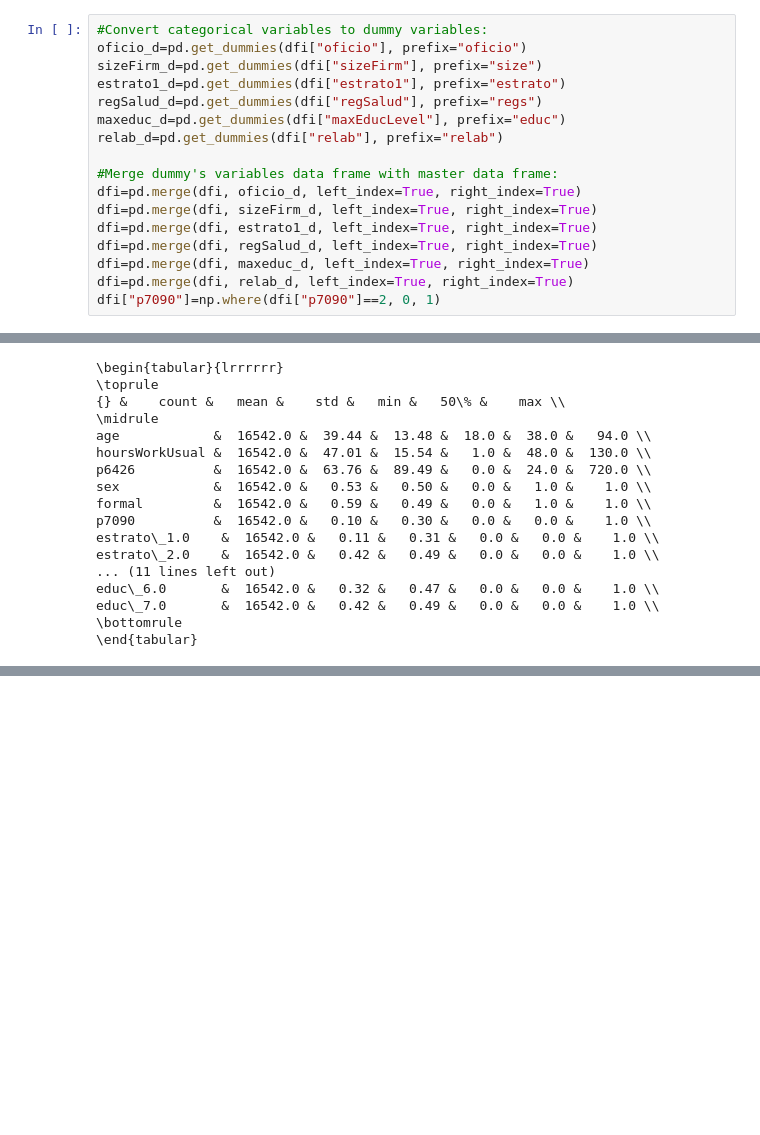
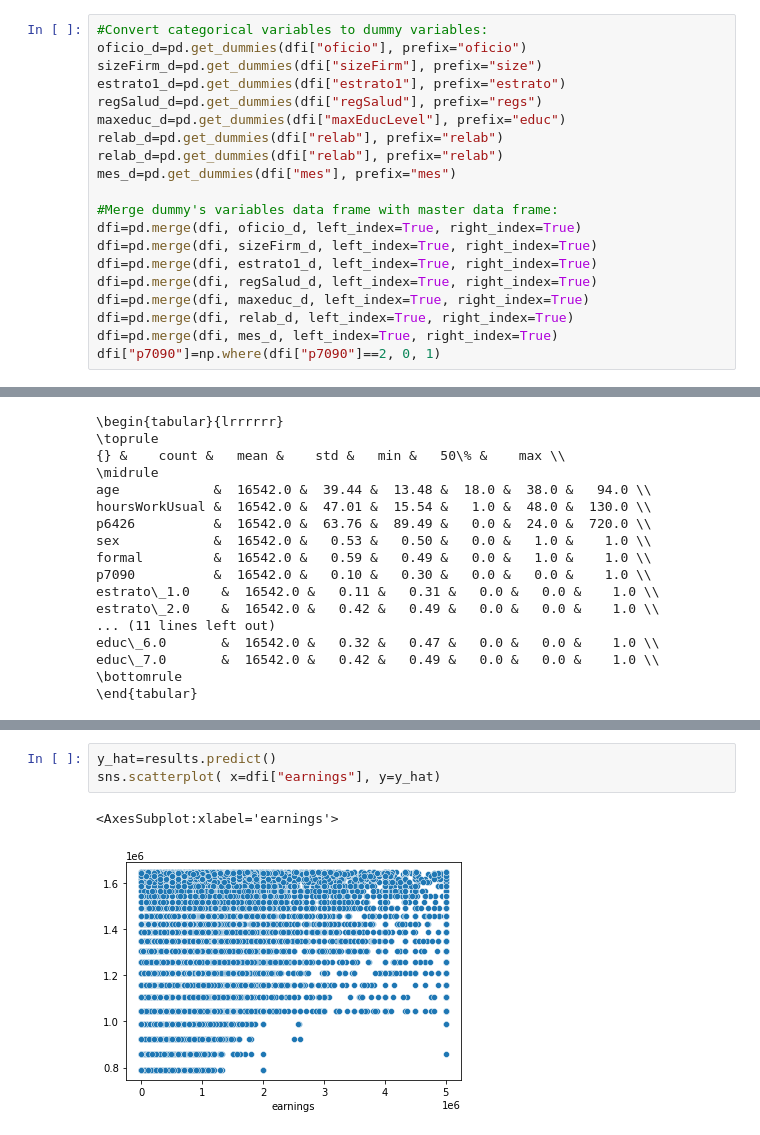
Before and after one commit to sdpinilla18/PS1_BD-ML, a Jupyter notebook: Test_code.ipynb, the cells around one changed output, grey strips where cells are left out. Drawn from its saved outputs; the diff is of its cells as text; blank space fills up the shorter version.

```diff
--- a/Test_code.ipynb
+++ b/Test_code.ipynb
@@ -97,6 +98,8 @@ estrato1_d=pd.get_dummies(dfi["estrato1"], prefix="estrato")
 regSalud_d=pd.get_dummies(dfi["regSalud"], prefix="regs")
 maxeduc_d=pd.get_dummies(dfi["maxEducLevel"], prefix="educ")
 relab_d=pd.get_dummies(dfi["relab"], prefix="relab")
+relab_d=pd.get_dummies(dfi["relab"], prefix="relab")
+mes_d=pd.get_dummies(dfi["mes"], prefix="mes")
 
 #Merge dummy's variables data frame with master data frame:
 dfi=pd.merge(dfi, oficio_d, left_index=True, right_index=True)
@@ -105,6 +108,7 @@ dfi=pd.merge(dfi, estrato1_d, left_index=True, right_index=True)
 dfi=pd.merge(dfi, regSalud_d, left_index=True, right_index=True)
 dfi=pd.merge(dfi, maxeduc_d, left_index=True, right_index=True)
 dfi=pd.merge(dfi, relab_d, left_index=True, right_index=True)
+dfi=pd.merge(dfi, mes_d, left_index=True, right_index=True)
 dfi["p7090"]=np.where(dfi["p7090"]==2, 0, 1)
 # %%
 #Transform categorial atribute variables to numerical variable:
@@ -183 +192,7 @@ dtype: float64
 1176051.278679825
+# %%
+y_hat=results.predict()
+sns.scatterplot( x=dfi["earnings"], y=y_hat)
+# %% [output]
+<AxesSubplot:xlabel='earnings'>
+[figure, added]
```
Also changed, not shown: parts of 16 cells of this notebook, 1 other file.
